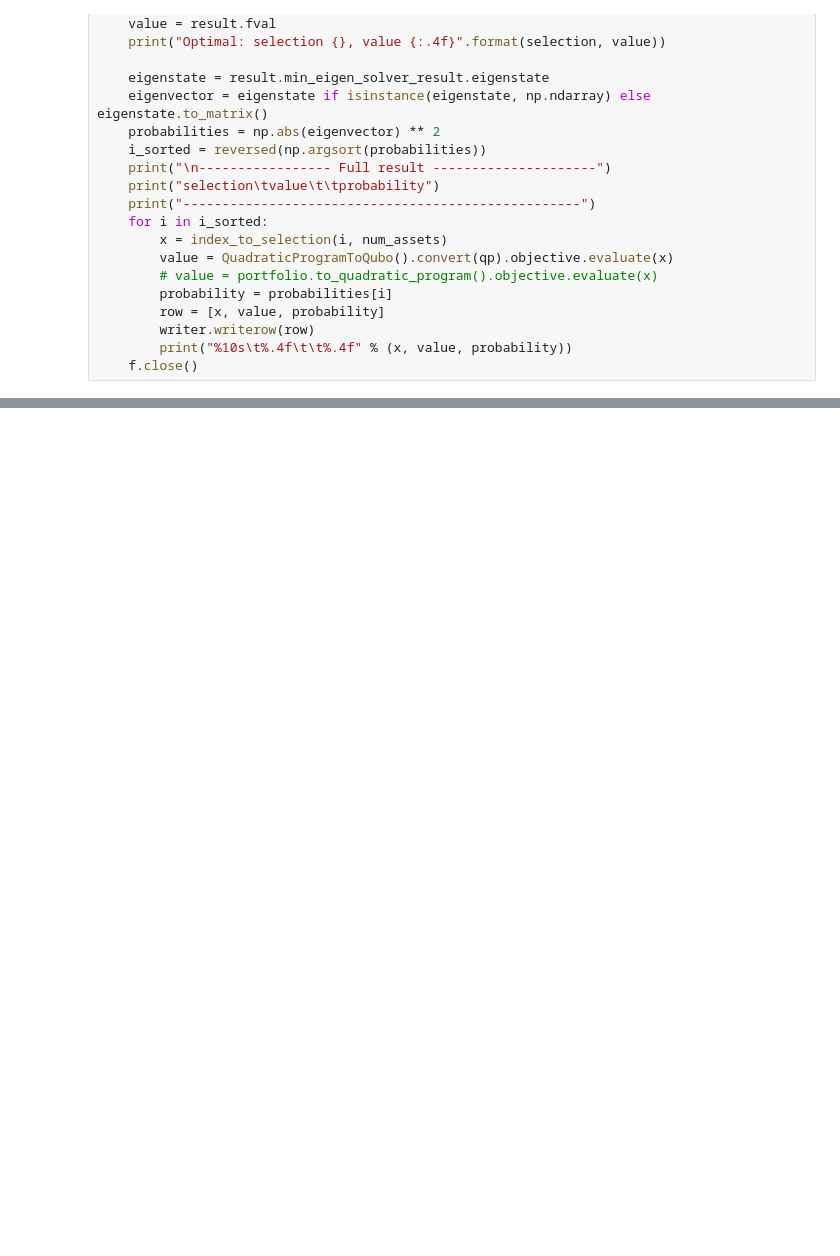
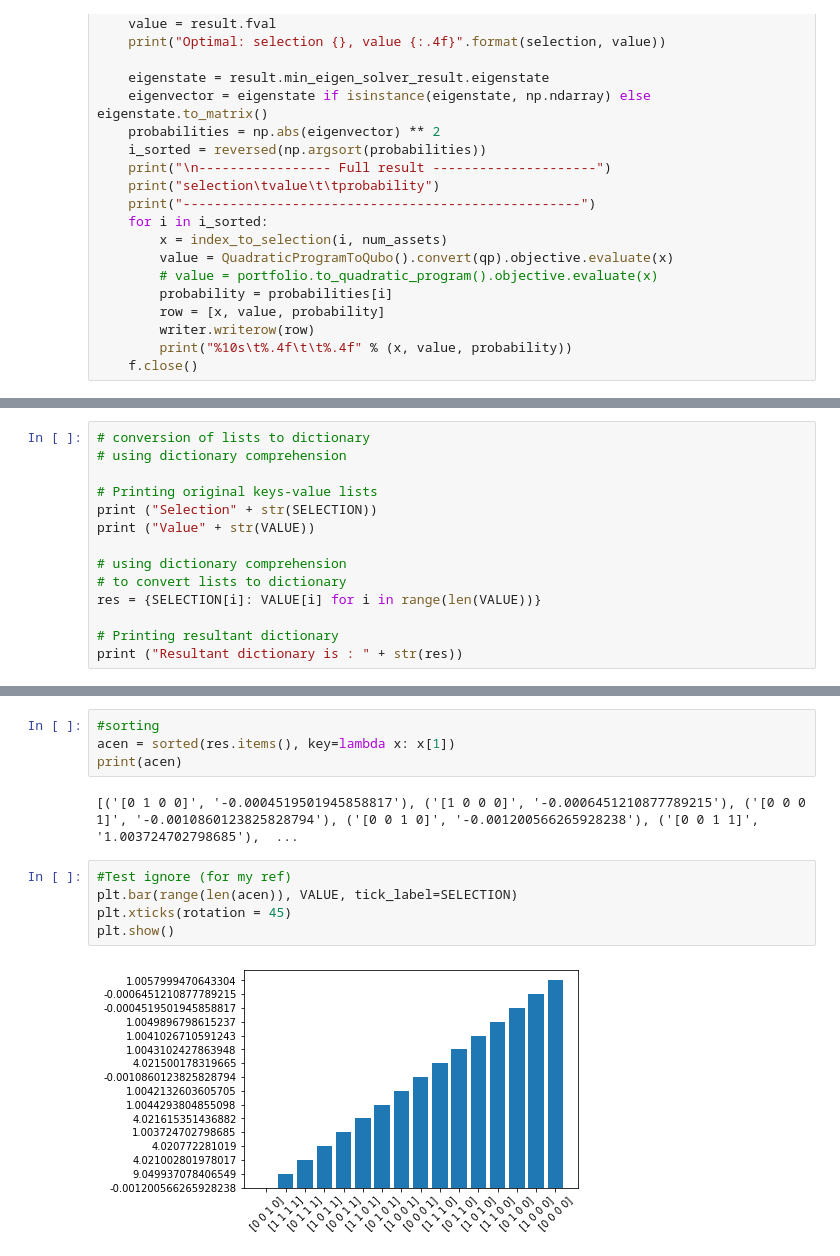
Before and after one commit to shrey708/Qiskit-Portfolio-Optimization, a Jupyter notebook: Plots_using_pandas.ipynb, the cells around one changed output, grey strips where cells are left out. Drawn from its saved outputs; the diff is of its cells as text; blank space fills up the shorter version.

```diff
--- a/Plots_using_pandas.ipynb
+++ b/Plots_using_pandas.ipynb
@@ -165,0 +231,14 @@ plt.show()
+# %%
+# conversion of lists to dictionary
+# using dictionary comprehension
+
+# Printing original keys-value lists
+print ("Selection" + str(SELECTION))
+print ("Value" + str(VALUE))
+
+# using dictionary comprehension
+# to convert lists to dictionary
+res = {SELECTION[i]: VALUE[i] for i in range(len(VALUE))}
+
+# Printing resultant dictionary
+print ("Resultant dictionary is : " + str(res))
@@ -165,0 +249,13 @@ plt.show()
+# %%
+#sorting
+acen = sorted(res.items(), key=lambda x: x[1])
+print(acen)
+# %% [output]
+[('[0 1 0 0]', '-0.0004519501945858817'), ('[1 0 0 0]', '-0.0006451210877789215'), ('[0 0 0 1]', '-0.0010860123825828794'), ('[0 0 1 0]', '-0.001200566265928238'), ('[0 0 1 1]', '1.003724702798685'),  ...
+# %%
+#Test ignore (for my ref)
+plt.bar(range(len(acen)), VALUE, tick_label=SELECTION)
+plt.xticks(rotation = 45)
+plt.show()
+# %% [output]
+[figure, added]
```
Also changed, not shown: parts of 15 cells of this notebook.
